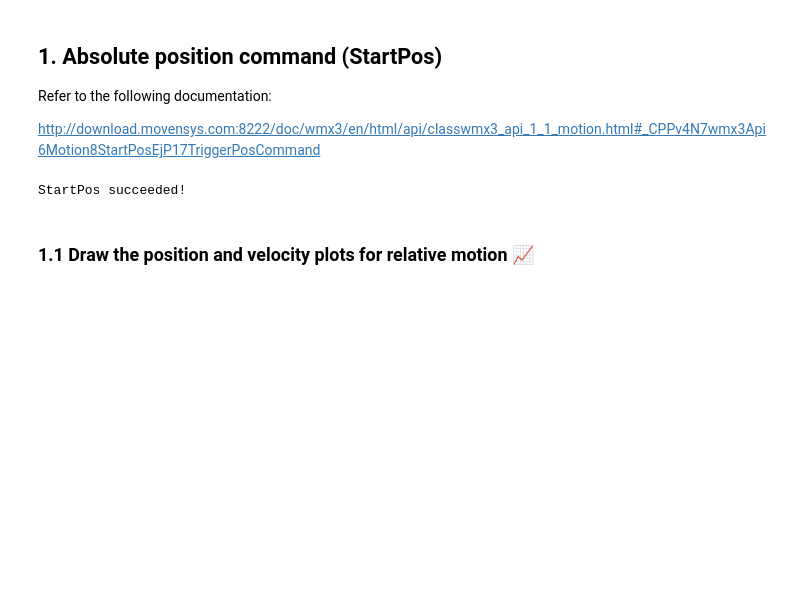
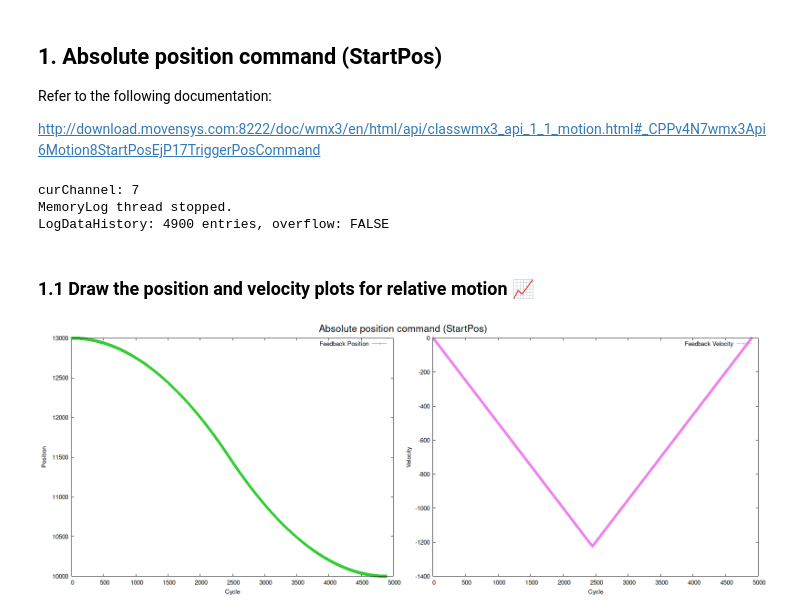
Before and after one commit to kyoungje/lmx-clang-samples, a Jupyter notebook: AbsoluteRelativeMotion.ipynb, the cells around one changed output. Drawn from its saved outputs; the diff is of its cells as text; code cells hidden in the pictures; blank space fills up the shorter version.

Commit message:
support memory log and draw plots

```diff
--- a/AbsoluteRelativeMotion.ipynb
+++ b/AbsoluteRelativeMotion.ipynb
@@ -105,14 +110,17 @@ Refer to the following documentation:
 
 http://download.movensys.com:8222/doc/wmx3/en/html/api/classwmx3_api_1_1_motion.html#_CPPv4N7wmx3Api6Motion8StartPosEjP17TriggerPosCommand
 # %%
-Motion::PosCommand pos;
-
 //Set position command parameters
 pos.axis = 0;
 pos.profile.type = ProfileType::Trapezoidal;
-pos.profile.velocity = 10000;
-pos.profile.acc = 10000;
-pos.profile.dec = 10000;
+pos.profile.velocity = 2000;
+pos.profile.acc = 500;
+pos.profile.dec = 500;
+
+uint8_t logChannel = wmx3ClangUtil.startLog();
+if (logChannel < 0) {
+    throw std::runtime_error("Failed to execute startLog");
+}
 
 //Execute absolute position command to 10000
 pos.target = 10000;
@@ -131,8 +139,10 @@ if (ret != ErrorCode::None) {
     throw std::runtime_error("WMX API exception");
 }
 
-std::cout << "StartPos succeeded!" << std::endl;
+wmx3ClangUtil.pauseLog(logChannel);
 # %% [output]
-StartPos succeeded!
+curChannel: 7
+MemoryLog thread stopped.
+LogDataHistory: 4900 entries, overflow: FALSE
 # %% [markdown]
 ### 1.1 Draw the position and velocity plots for relative motion 📈
@@ -140,0 +149,7 @@ StartPos succeeded!
+# %%
+wmx3ClangUtil.drawPlots("Absolute position command (StartPos)", "startpos_result.png");
+xcpp::clear_output(true);  // Clear output with preventing flickering
+im::image logplot("startpos_result.png");
+logplot
+# %% [output]
+[figure, added]
```
Also changed, not shown: parts of 11 cells of this notebook, 3 other files.
